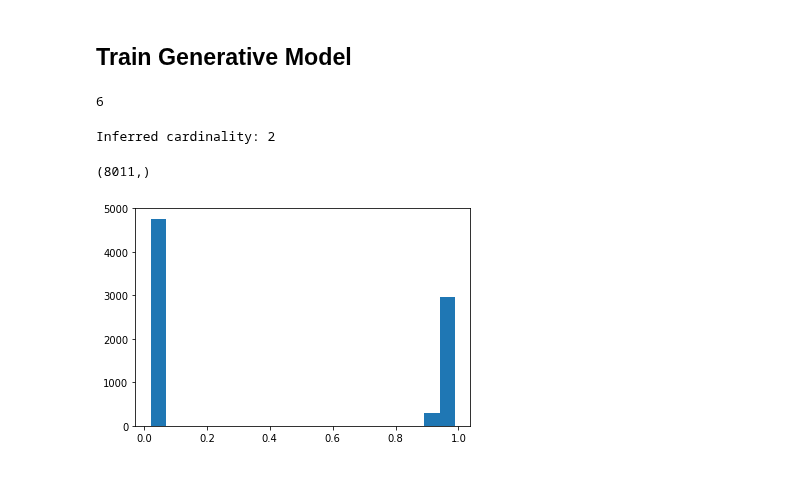
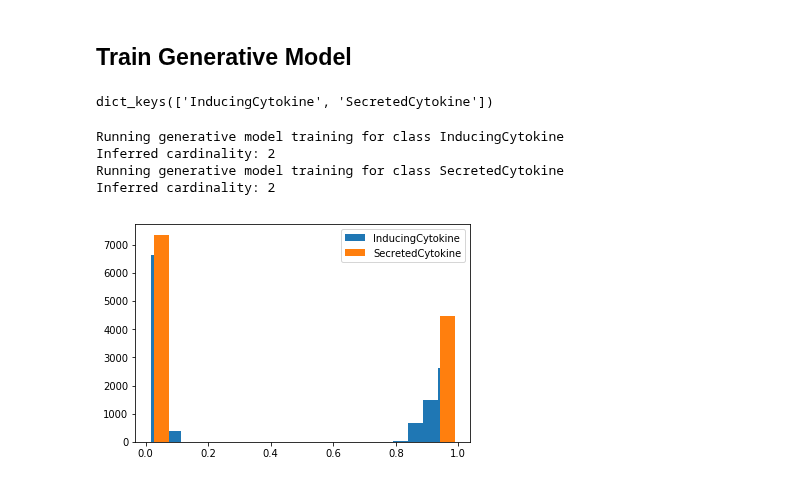
Before and after one commit to hammerlab/t-cell-relation-extraction, a Jupyter notebook: pm_subtype_protein_relations/snorkel/05-training-marginals.ipynb, the cells around one changed output. Drawn from its saved outputs; the diff is of its cells as text; code cells hidden in the pictures.

Commit message:
Altering labelling and training to support multiple relation types

```diff
--- a/pm_subtype_protein_relations/snorkel/05-training-marginals.ipynb
+++ b/pm_subtype_protein_relations/snorkel/05-training-marginals.ipynb
@@ -519,0 +490,5 @@ L_dev.lf_stats(session, L_gold_dev)
+# %%
+for c in classes.values():
+    for split in [0, 1]:
+        n = session.query(c.subclass).filter(c.subclass.split == split).count()
+        print('Candidate counts: {} (split {}) -> {}'.format(c.name, split, n))
@@ -519,0 +545,6 @@ L_dev.lf_stats(session, L_gold_dev)
+# %%
+from IPython.display import display
+for c in res_label:
+    for split in res_label[c]:
+        print('Stats {} (split {}):'.format(c, split))
+        display(res_label[c][split][2])
@@ -582,18 +619,29 @@ L_train.lf_stats(session)
 # %% [markdown]
 ## Train Generative Model
-# %%
-from snorkel.learning.structure import DependencySelector
-ds = DependencySelector()
-deps = ds.select(L_train, threshold=0.1)
-len(deps)
-# %% [output]
-6
+# %%
+res_label.keys()
+# %% [output]
+dict_keys(['InducingCytokine', 'SecretedCytokine'])
 # %%
+from snorkel.learning.structure import DependencySelector
 from snorkel.learning import GenerativeModel
 
-gen_model = GenerativeModel(lf_propensity=True)
-gen_model.train(
-    L_train, deps=deps, decay=0.95, step_size=0.1/L_train.shape[0], reg_param=0.0
-)
+res_train = {}
+for c in res_label:
+    print('Running generative model training for class {}'.format(c))
+    ds = DependencySelector()
+    split = 0
+    X = res_label[c][split][0]
+    deps = ds.select(X, threshold=0.1)
+    gen_model = GenerativeModel(lf_propensity=True)
+    gen_model.train(
+        X, deps=deps, decay=0.95,
+        step_size=0.1/L_train.shape[0], reg_param=0.0
+    )
+    marginals = gen_model.marginals(X)
+    res_train[c] = gen_model, X, marginals, deps
 # %% [output]
+Running generative model training for class InducingCytokine
 Inferred cardinality: 2
+Running generative model training for class SecretedCytokine
+Inferred cardinality: 2
@@ -602,11 +648,8 @@ train_marginals = gen_model.marginals(L_train)
-# %%
-train_marginals.shape
-# %% [output]
-(8011,)
 # %%
 %matplotlib inline
 import matplotlib.pyplot as plt
-plt.hist(train_marginals, bins=20)
-plt.show()
+for c in res_train:
+    plt.hist(res_train[c][2], bins=20, label=c)
+    plt.legend()
 # %% [output]
-[figure, old version]
+[figure, new version]
```
Also changed, not shown: parts of 56 cells of this notebook, 12 other files.
